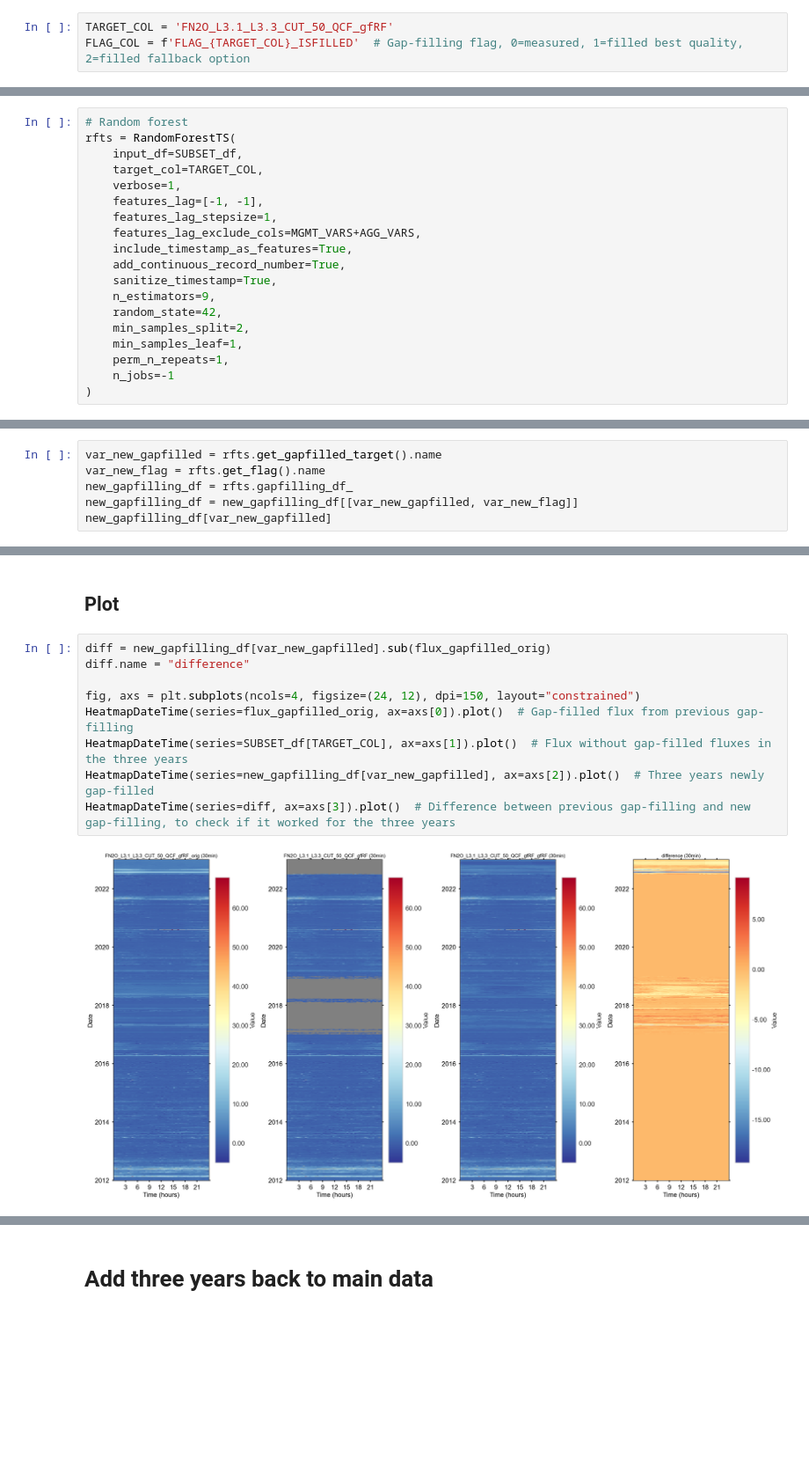
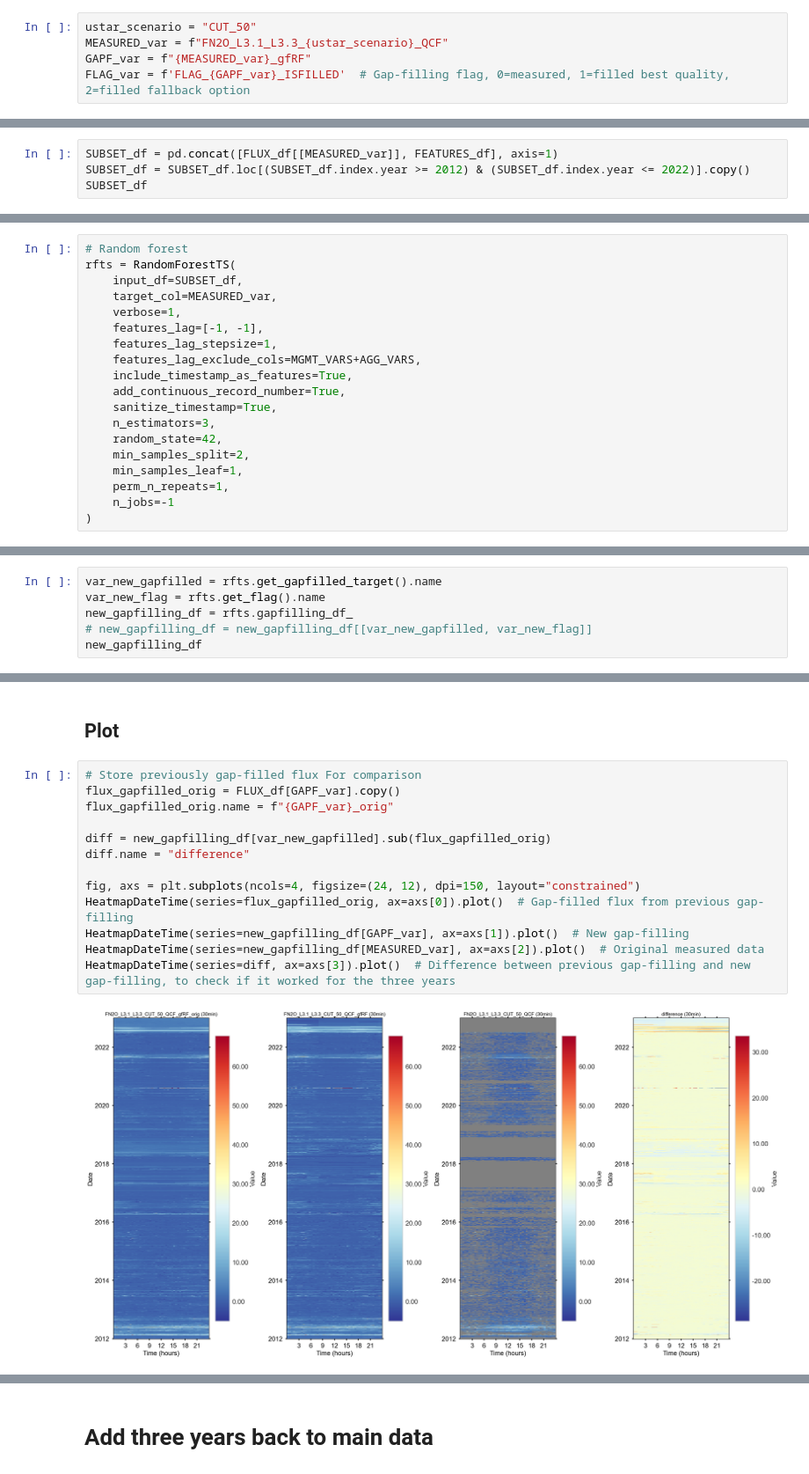
Before and after one commit to holukas/dataset_cha_fp2024_2005-2023, a Jupyter notebook: notebooks/50_FLUX_PROCESSING_CHAIN_QCL+LGR/51.2_CorrectionGapFilling_FN2O.ipynb, the cells around one changed output, grey strips where cells are left out. Shown at 88% size. Saved outputs shown, nothing was run; the diff lists cells and outputs as text; blank space fills up the shorter version.

```diff
--- a/notebooks/50_FLUX_PROCESSING_CHAIN_QCL+LGR/51.2_CorrectionGapFilling_FN2O.ipynb
+++ b/notebooks/50_FLUX_PROCESSING_CHAIN_QCL+LGR/51.2_CorrectionGapFilling_FN2O.ipynb
@@ -40,8 +41,10 @@ diive version: v0.85.5
 - Needed: the fully quality-controlled flux before gap-filling
 - This variable will be gap-filled
 # %%
-TARGET_COL = 'FN2O_L3.1_L3.3_CUT_50_QCF_gfRF'
-FLAG_COL = f'FLAG_{TARGET_COL}_ISFILLED'  # Gap-filling flag, 0=measured, 1=filled best quality, 2=filled fallback option
+ustar_scenario = "CUT_50"
+MEASURED_var = f"FN2O_L3.1_L3.3_{ustar_scenario}_QCF"
+GAPF_var = f"{MEASURED_var}_gfRF"
+FLAG_var = f'FLAG_{GAPF_var}_ISFILLED'  # Gap-filling flag, 0=measured, 1=filled best quality, 2=filled fallback option
 # %% [markdown]
 ## Features
 # %%
@@ -217,0 +182,4 @@ HeatmapDateTime(series=flux_gapfilled_orig, ax=axs[1]).plot()
+# %%
+SUBSET_df = pd.concat([FLUX_df[[MEASURED_var]], FEATURES_df], axis=1)
+SUBSET_df = SUBSET_df.loc[(SUBSET_df.index.year >= 2012) & (SUBSET_df.index.year <= 2022)].copy()
+SUBSET_df
@@ -223,7 +206,7 @@ HeatmapDateTime(series=flux_gapfilled_orig, ax=axs[1]).plot()
 # Random forest
 rfts = RandomForestTS(
     input_df=SUBSET_df,
-    target_col=TARGET_COL,
+    target_col=MEASURED_var,
     verbose=1,
     features_lag=[-1, -1],
     features_lag_stepsize=1,
@@ -231,7 +214,7 @@ rfts = RandomForestTS(
     include_timestamp_as_features=True,
     add_continuous_record_number=True,
     sanitize_timestamp=True,
-    n_estimators=9,
+    n_estimators=3,
     random_state=42,
     min_samples_split=2,
     min_samples_leaf=1,
@@ -420,6 +367,6 @@ A lot more information about feature reduction, training and testing, model buil
 var_new_gapfilled = rfts.get_gapfilled_target().name
 var_new_flag = rfts.get_flag().name
 new_gapfilling_df = rfts.gapfilling_df_
-new_gapfilling_df = new_gapfilling_df[[var_new_gapfilled, var_new_flag]]
-new_gapfilling_df[var_new_gapfilled]
+# new_gapfilling_df = new_gapfilling_df[[var_new_gapfilled, var_new_flag]]
+new_gapfilling_df
 # %% [output]
@@ -441,14 +389,18 @@ Freq: 30min, Name: FN2O_L3.1_L3.3_CUT_50_QCF_gfRF_gfRF, Length: 192864, dtype: f
 # %% [markdown]
 ## Plot
 # %%
+# Store previously gap-filled flux For comparison
+flux_gapfilled_orig = FLUX_df[GAPF_var].copy()
+flux_gapfilled_orig.name = f"{GAPF_var}_orig"
+
 diff = new_gapfilling_df[var_new_gapfilled].sub(flux_gapfilled_orig)
 diff.name = "difference"
 
 fig, axs = plt.subplots(ncols=4, figsize=(24, 12), dpi=150, layout="constrained")
 HeatmapDateTime(series=flux_gapfilled_orig, ax=axs[0]).plot()  # Gap-filled flux from previous gap-filling
-HeatmapDateTime(series=SUBSET_df[TARGET_COL], ax=axs[1]).plot()  # Flux without gap-filled fluxes in the three years
-HeatmapDateTime(series=new_gapfilling_df[var_new_gapfilled], ax=axs[2]).plot()  # Three years newly gap-filled
+HeatmapDateTime(series=new_gapfilling_df[GAPF_var], ax=axs[1]).plot()  # New gap-filling
+HeatmapDateTime(series=new_gapfilling_df[MEASURED_var], ax=axs[2]).plot()  # Original measured data
 HeatmapDateTime(series=diff, ax=axs[3]).plot()  # Difference between previous gap-filling and new gap-filling, to check if it worked for the three years
 # %% [output]
-[figure, old version]
+[figure, new version]
 # %%
```
Also changed, not shown: parts of 27 cells of this notebook, 1 other file.
